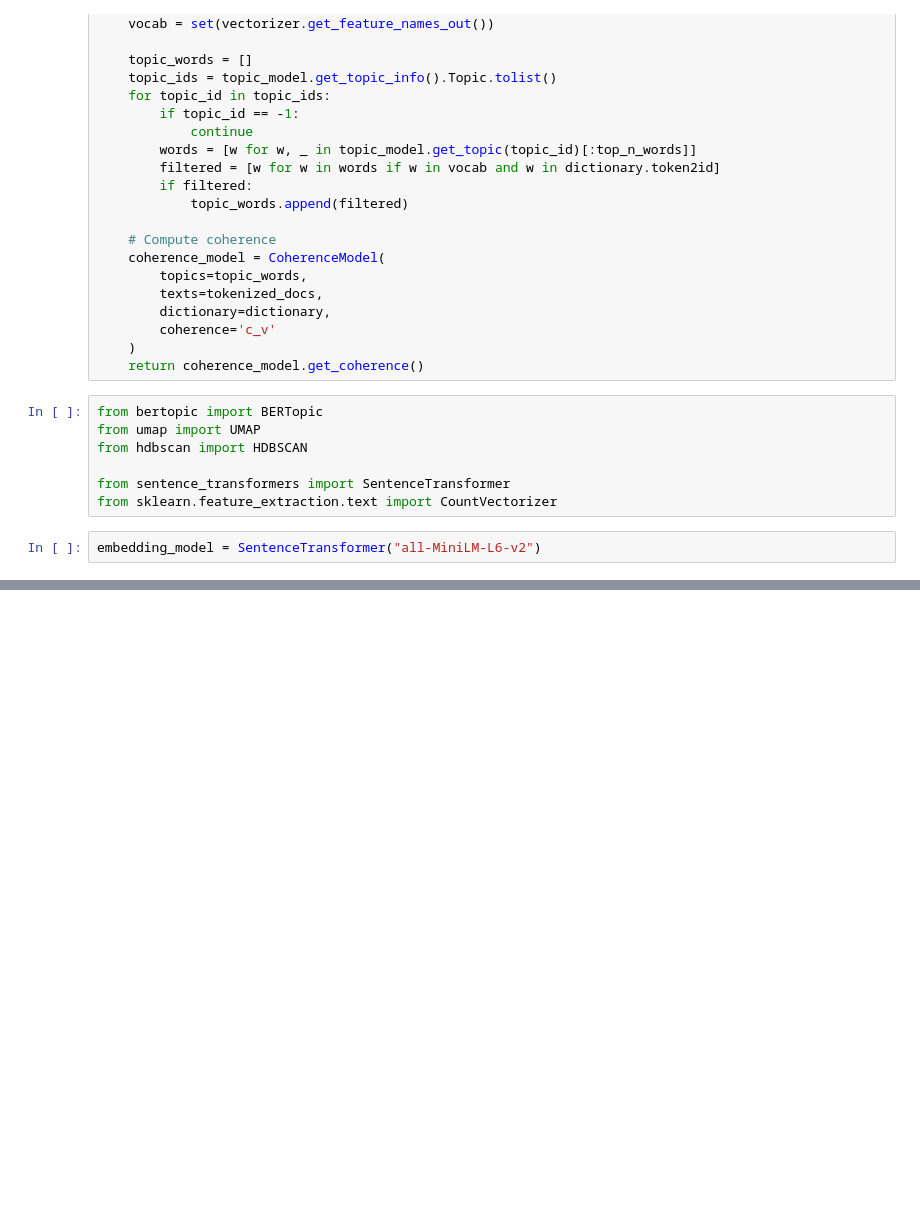
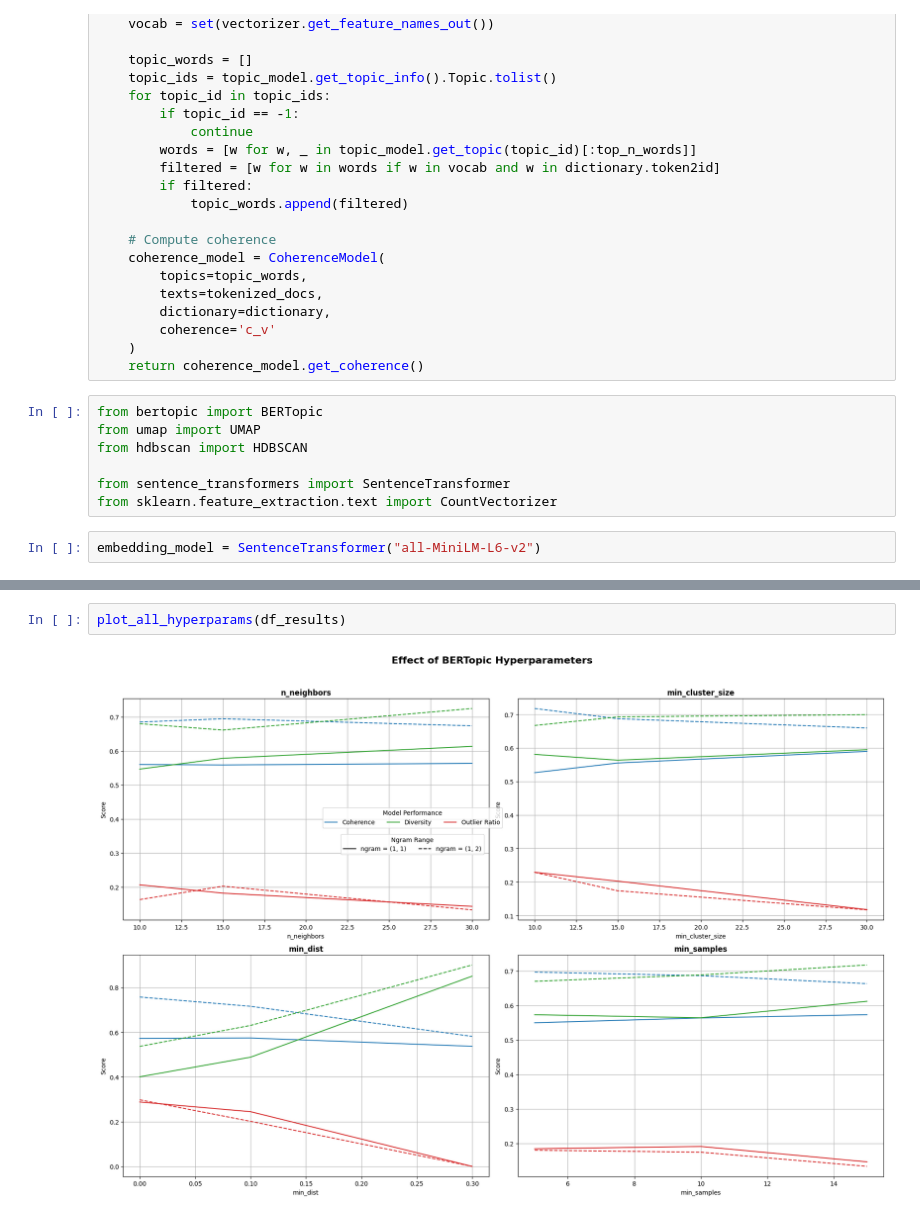
Before and after one commit to wbwhaha/NLP_Gentrification_London_Prediction, a Jupyter notebook: Code/5_2_Bertopic Hyperparameter Tuning.ipynb, the cells around one changed output, grey strips where cells are left out. Saved outputs shown, nothing was run; the diff lists cells and outputs as text; blank space fills up the shorter version.

Commit message:
update Bertopic Hyper Tuning

```diff
--- a/Code/5_2_Bertopic Hyperparameter Tuning.ipynb
+++ b/Code/5_2_Bertopic Hyperparameter Tuning.ipynb
@@ -177,0 +310,4 @@ plt.show()
+# %%
+plot_all_hyperparams(df_results)
+# %% [output]
+[figure, added]
```
Also changed, not shown: parts of 6 cells of this notebook.
